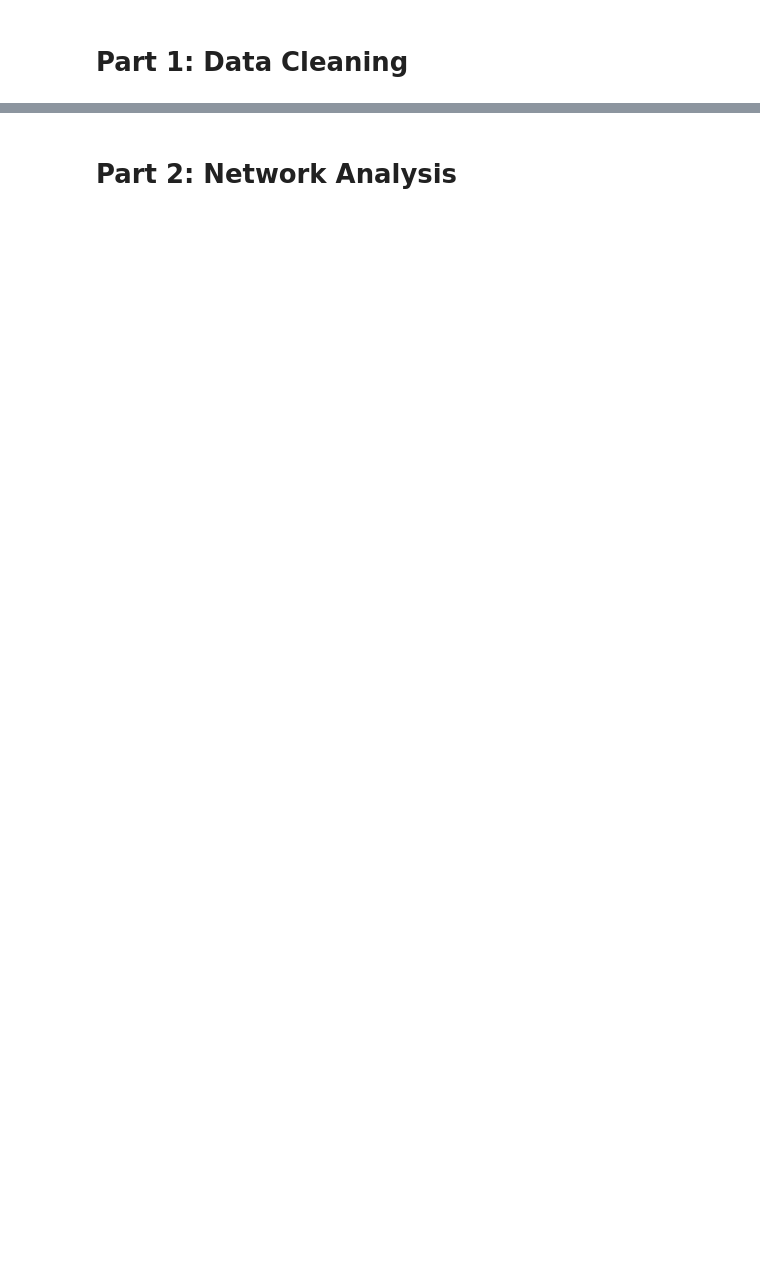
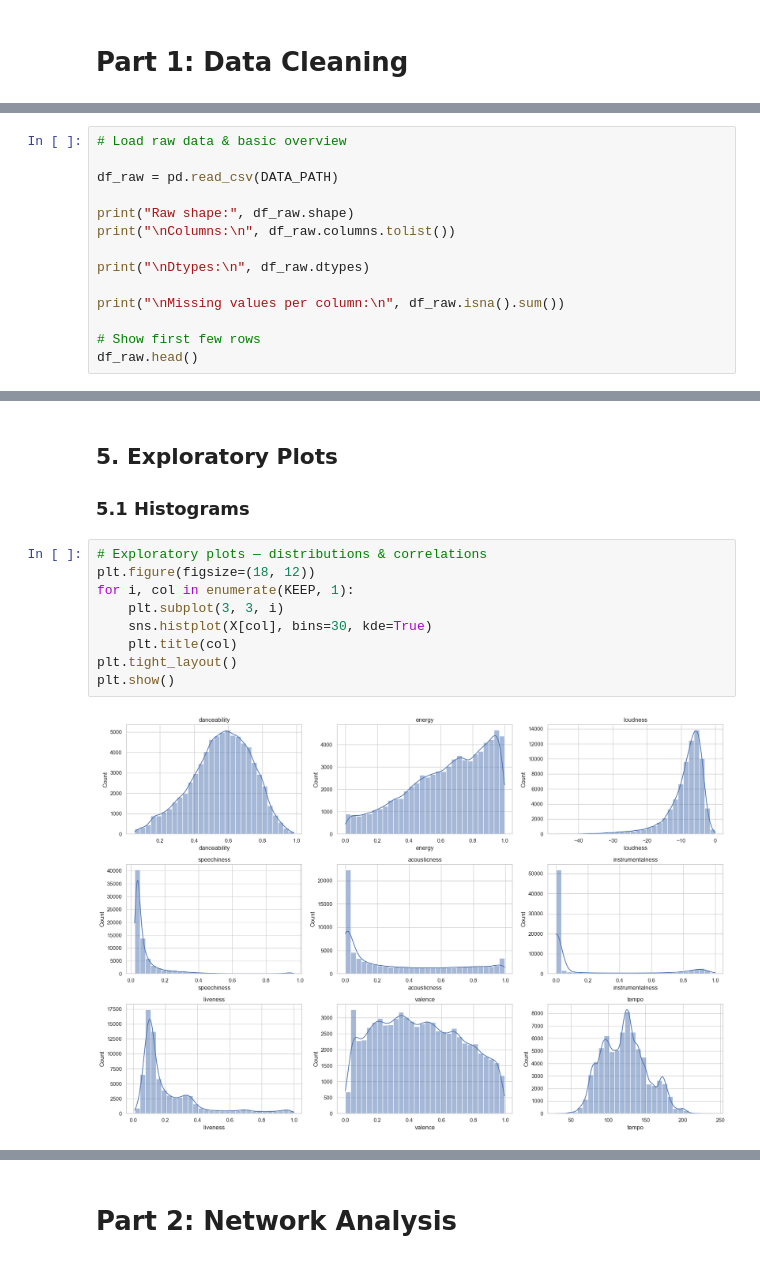
Before and after one commit to adamajane/social-graphs-and-interactions-02805-assignments, a Jupyter notebook: final_project/final_project_explainer.ipynb, the cells around one changed output, grey strips where cells are left out. Cells and saved outputs as stored; diff of their text form; blank space fills up the shorter version.

```diff
--- a/final_project/final_project_explainer.ipynb
+++ b/final_project/final_project_explainer.ipynb
@@ -24,0 +101,14 @@
+# %%
+# Load raw data & basic overview
+
+df_raw = pd.read_csv(DATA_PATH)
+
+print("Raw shape:", df_raw.shape)
+print("\nColumns:\n", df_raw.columns.tolist())
+
+print("\nDtypes:\n", df_raw.dtypes)
+
+print("\nMissing values per column:\n", df_raw.isna().sum())
+
+# Show first few rows
+df_raw.head()
@@ -30,0 +307,15 @@
+# %% [markdown]
+## 5. Exploratory Plots
+
+### 5.1 Histograms
+# %%
+# Exploratory plots — distributions & correlations
+plt.figure(figsize=(18, 12))
+for i, col in enumerate(KEEP, 1):
+    plt.subplot(3, 3, i)
+    sns.histplot(X[col], bins=30, kde=True)
+    plt.title(col)
+plt.tight_layout()
+plt.show()
+# %% [output]
+[figure, added]
```
Also changed, not shown: parts of 59 cells of this notebook.
